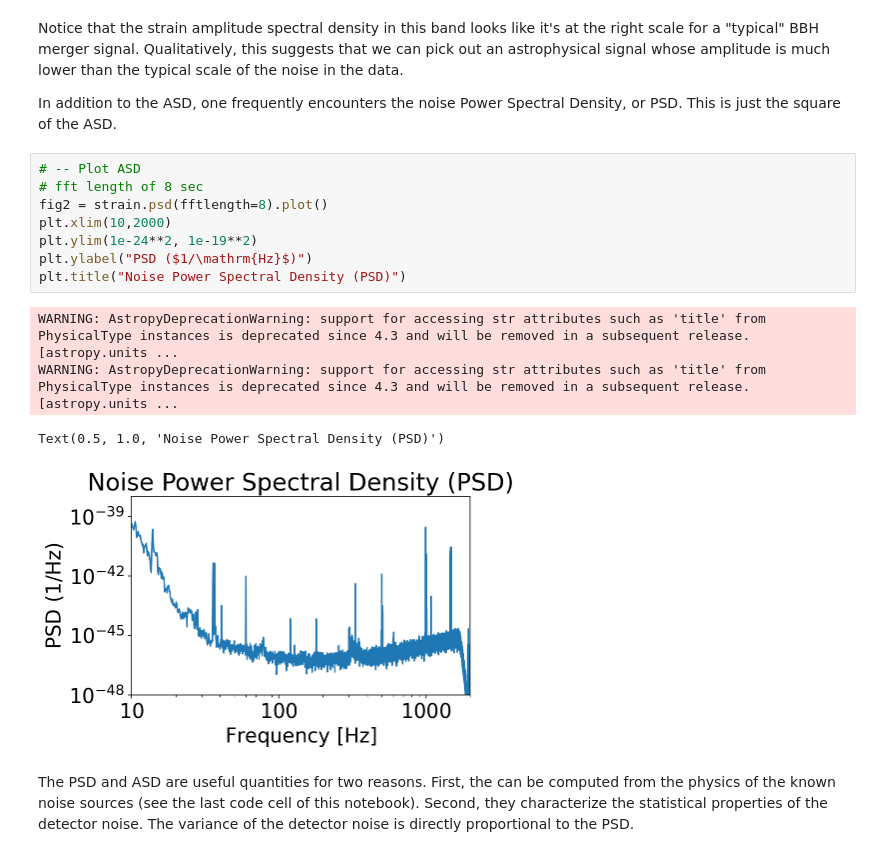
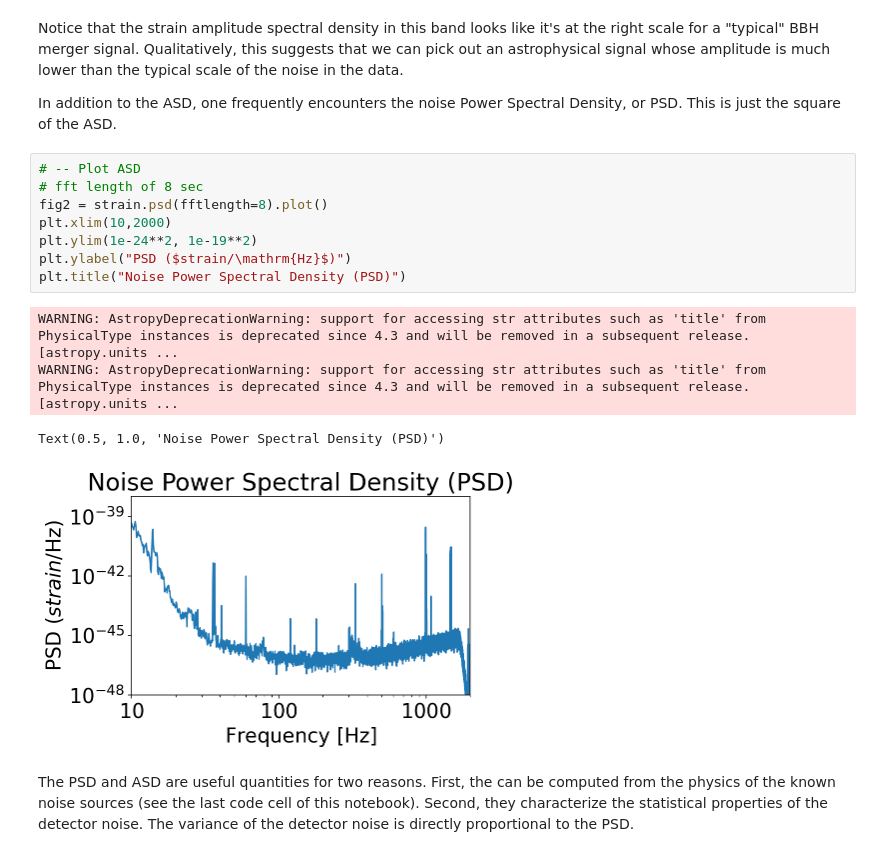
Before and after one commit to rory-smith/Lectures-on-inference-in-GW-astronomy, a Jupyter notebook: Lecture_1_Intro_to_LIGO_data_and_signals_adelaide.ipynb, the cells around one changed output. Cells and saved outputs as stored; diff of their text form.

```diff
--- a/Lecture_1_Intro_to_LIGO_data_and_signals_adelaide.ipynb
+++ b/Lecture_1_Intro_to_LIGO_data_and_signals_adelaide.ipynb
@@ -392,16 +392,16 @@ In addition to the ASD, one frequently encounters the noise Power Spectral Densi
 # %%
 # -- Plot ASD
 # fft length of 8 sec
 fig2 = strain.psd(fftlength=8).plot()
 plt.xlim(10,2000)
 plt.ylim(1e-24**2, 1e-19**2)
-plt.ylabel("PSD ($1/\mathrm{Hz}$)")
+plt.ylabel("PSD ($strain/\mathrm{Hz}$)")
 plt.title("Noise Power Spectral Density (PSD)")
 # %% [output]
 WARNING: AstropyDeprecationWarning: support for accessing str attributes such as 'title' from PhysicalType instances is deprecated since 4.3 and will be removed in a subsequent release. [astropy.units ...
 WARNING: AstropyDeprecationWarning: support for accessing str attributes such as 'title' from PhysicalType instances is deprecated since 4.3 and will be removed in a subsequent release. [astropy.units ...
 Text(0.5, 1.0, 'Noise Power Spectral Density (PSD)')
-[figure, old version]
+[figure, new version]
 # %% [markdown]
 The PSD and ASD are useful quantities for two reasons. First, the can be computed from the physics of the known noise sources (see the last code cell of this notebook). Second, they characterize the statistical properties of the detector noise. The variance of the detector noise is directly proportional to the PSD.
 # %% [markdown]
```
Also changed, not shown: parts of 7 cells of this notebook.
